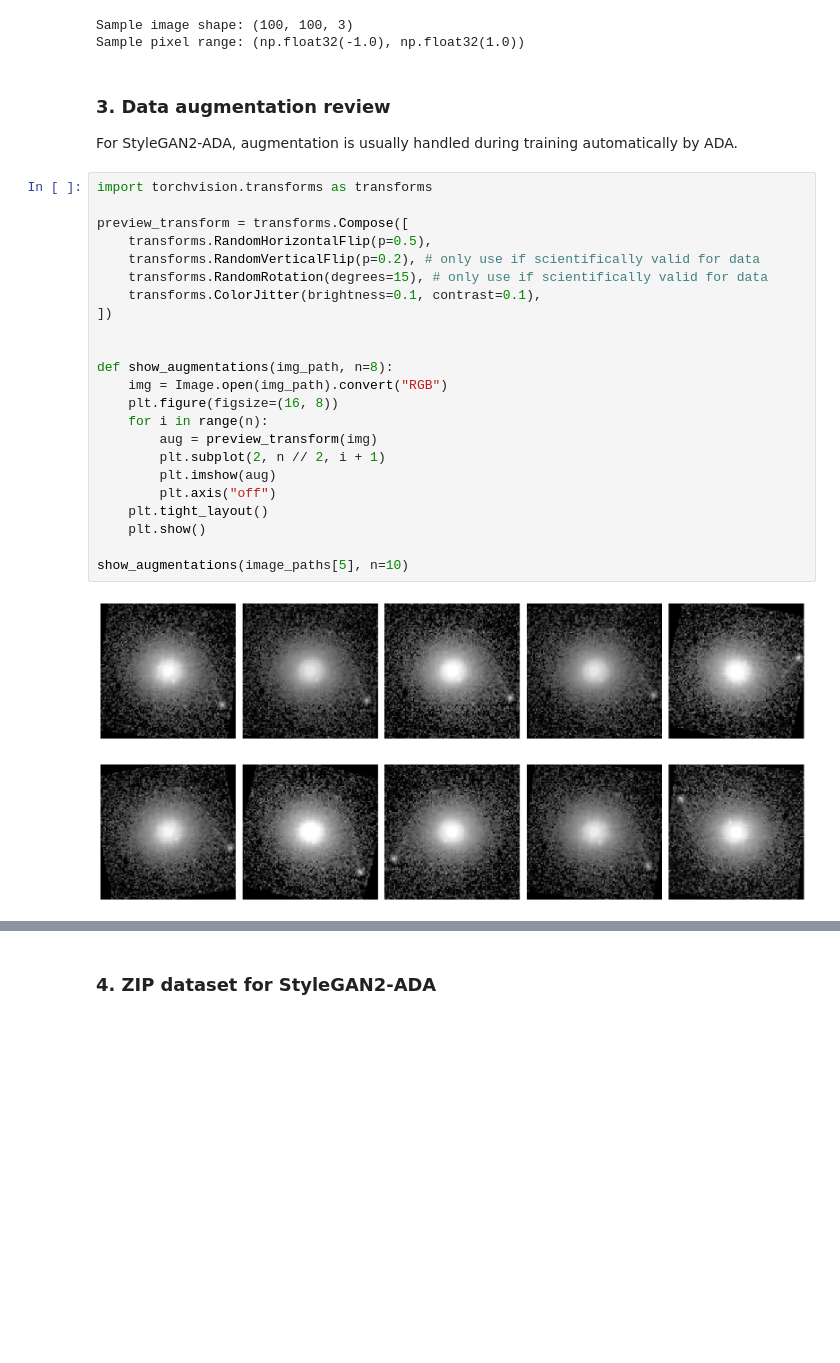
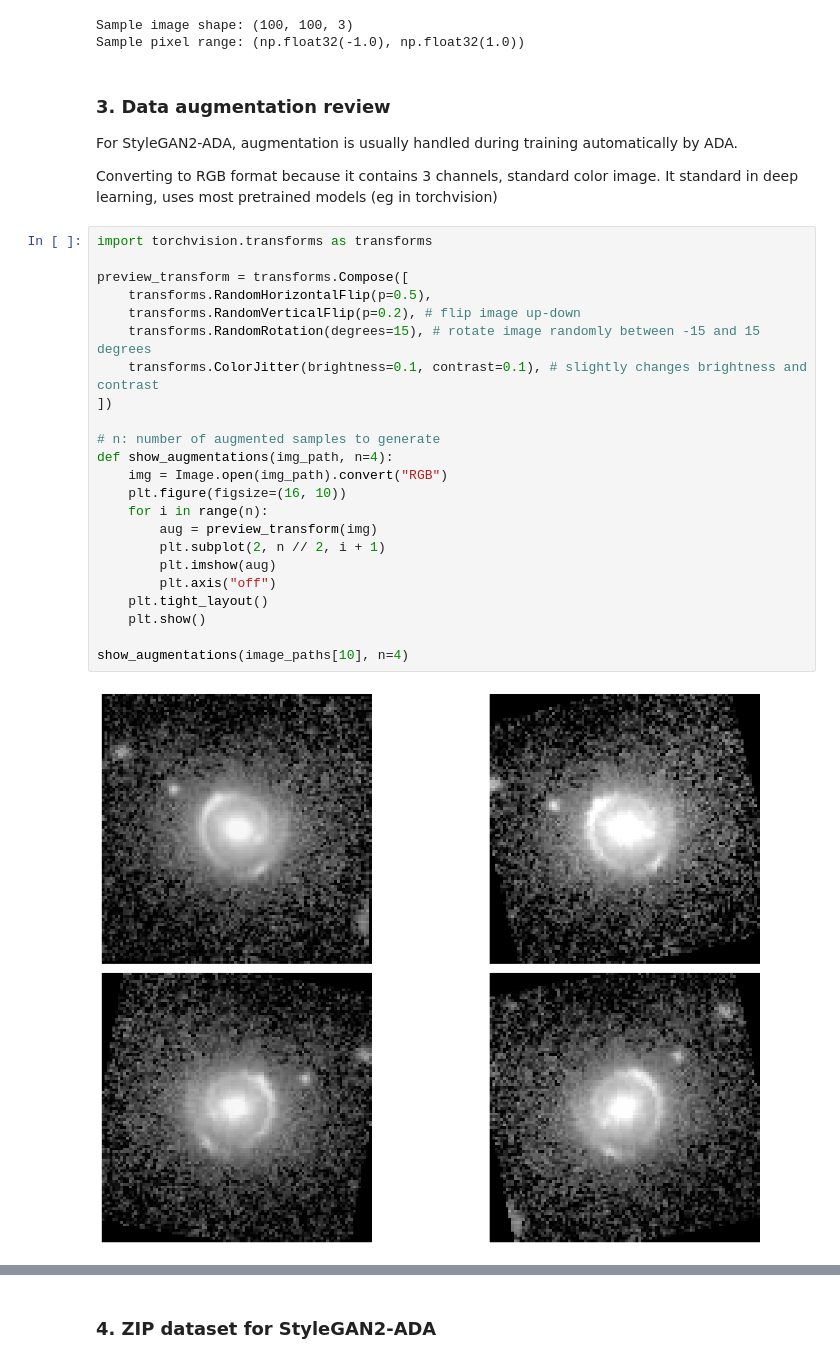
Before and after one commit to Suemy19710/Euclid_DeltaProject, a Jupyter notebook: notebook/08_generative_models.ipynb, the cells around one changed output, grey strips where cells are left out. Cells and saved outputs as stored; diff of their text form; blank space fills up the shorter version.

Commit message:
feat: fix 08 generative model with StyleGAN2-ADA

```diff
--- a/notebook/08_generative_models.ipynb
+++ b/notebook/08_generative_models.ipynb
@@ -102,29 +102,31 @@ Sample pixel range: (np.float32(-1.0), np.float32(1.0))
 # %% [markdown]
 ### 3. Data augmentation review
 For StyleGAN2-ADA, augmentation is usually handled during training automatically by ADA.
+
+Converting to RGB format because it contains 3 channels, standard color image. It standard in deep learning, uses most pretrained models (eg in torchvision)
 # %%
 import torchvision.transforms as transforms
 
 preview_transform = transforms.Compose([
     transforms.RandomHorizontalFlip(p=0.5),
-    transforms.RandomVerticalFlip(p=0.2), # only use if scientifically valid for data
-    transforms.RandomRotation(degrees=15), # only use if scientifically valid for data
-    transforms.ColorJitter(brightness=0.1, contrast=0.1),
+    transforms.RandomVerticalFlip(p=0.2), # flip image up-down
+    transforms.RandomRotation(degrees=15), # rotate image randomly between -15 and 15 degrees
+    transforms.ColorJitter(brightness=0.1, contrast=0.1), # slightly changes brightness and contrast
 ])
 
-
-def show_augmentations(img_path, n=8):
+# n: number of augmented samples to generate
+def show_augmentations(img_path, n=4):
     img = Image.open(img_path).convert("RGB")
-    plt.figure(figsize=(16, 8))
+    plt.figure(figsize=(16, 10))
     for i in range(n):
         aug = preview_transform(img)
         plt.subplot(2, n // 2, i + 1)
         plt.imshow(aug)
         plt.axis("off")
     plt.tight_layout()
     plt.show()
 
-show_augmentations(image_paths[5], n=10)
+show_augmentations(image_paths[10], n=4)
 # %% [output]
-[figure, old version]
+[figure, new version]
 # %%
```
Also changed, not shown: parts of 8 cells of this notebook, 1 other file.
